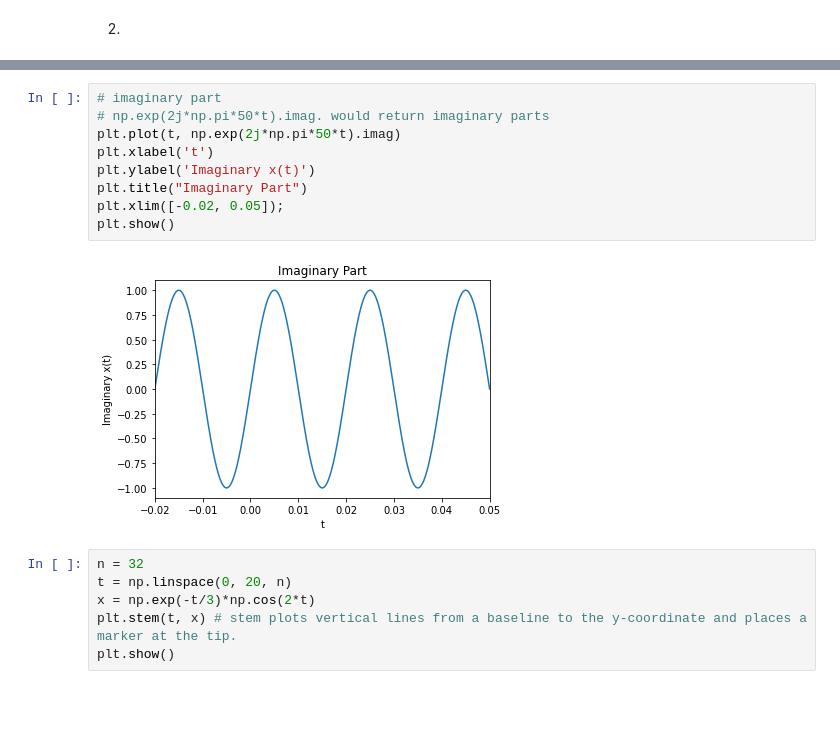
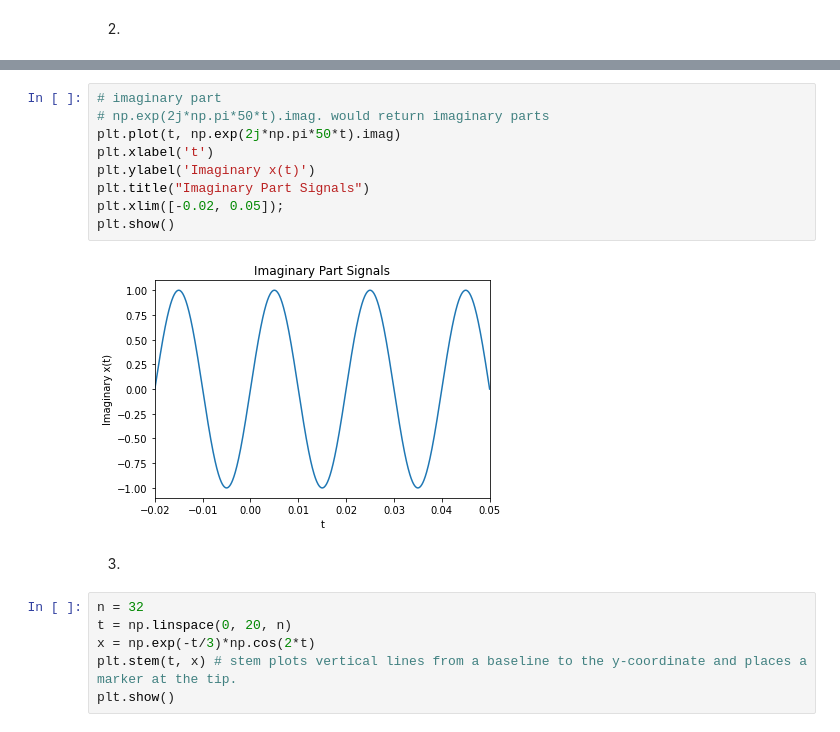
Before and after one commit to twyunting/CSC-676_Computer-Vision, a Jupyter notebook: Homeworks/hw3/homework3/code/CSC-676_HW3_YuntingChiu.ipynb, the cells around one changed output, grey strips where cells are left out. Cells and saved outputs as stored; diff of their text form; blank space fills up the shorter version.

```diff
--- a/Homeworks/hw3/homework3/code/CSC-676_HW3_YuntingChiu.ipynb
+++ b/Homeworks/hw3/homework3/code/CSC-676_HW3_YuntingChiu.ipynb
@@ -49,14 +50,16 @@ plt.xlim([-0.02, 0.05])
 # %%
 # imaginary part
 # np.exp(2j*np.pi*50*t).imag. would return imaginary parts
 plt.plot(t, np.exp(2j*np.pi*50*t).imag)
 plt.xlabel('t')
 plt.ylabel('Imaginary x(t)')
-plt.title("Imaginary Part")
+plt.title("Imaginary Part Signals")
 plt.xlim([-0.02, 0.05]);
 plt.show()
 # %% [output]
-[figure, old version]
+[figure, new version]
+# %% [markdown]
+3.
 # %%
 n = 32
 t = np.linspace(0, 20, n)
```
Also changed, not shown: parts of 6 cells of this notebook, 4 other files.
